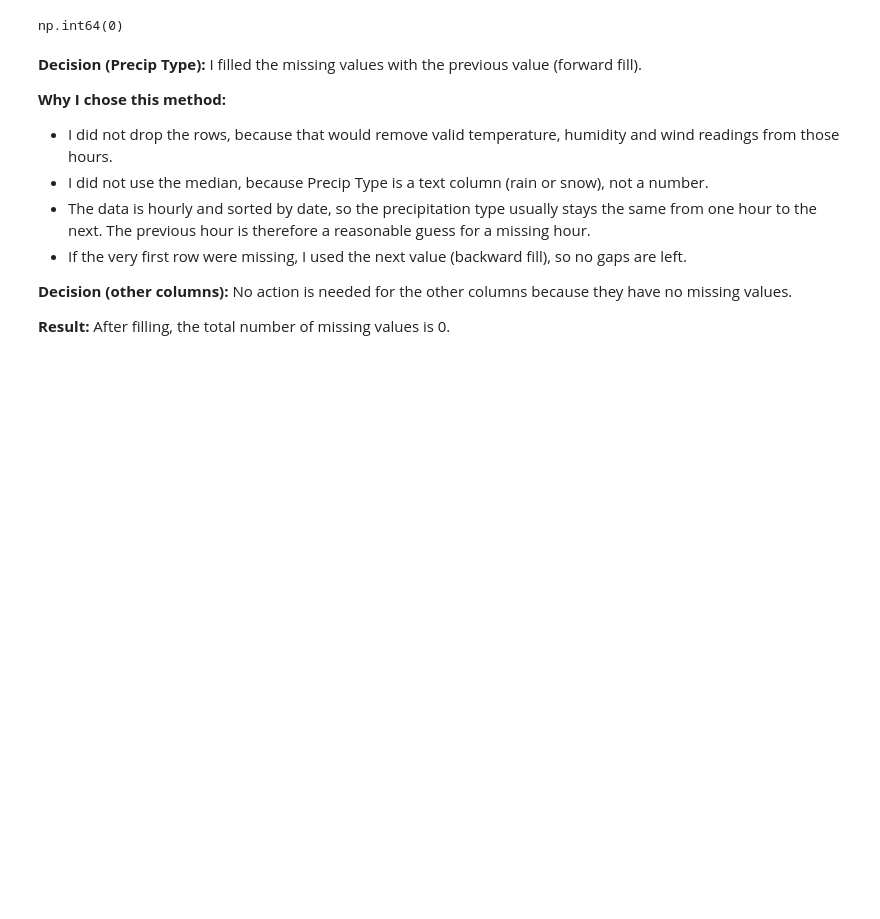
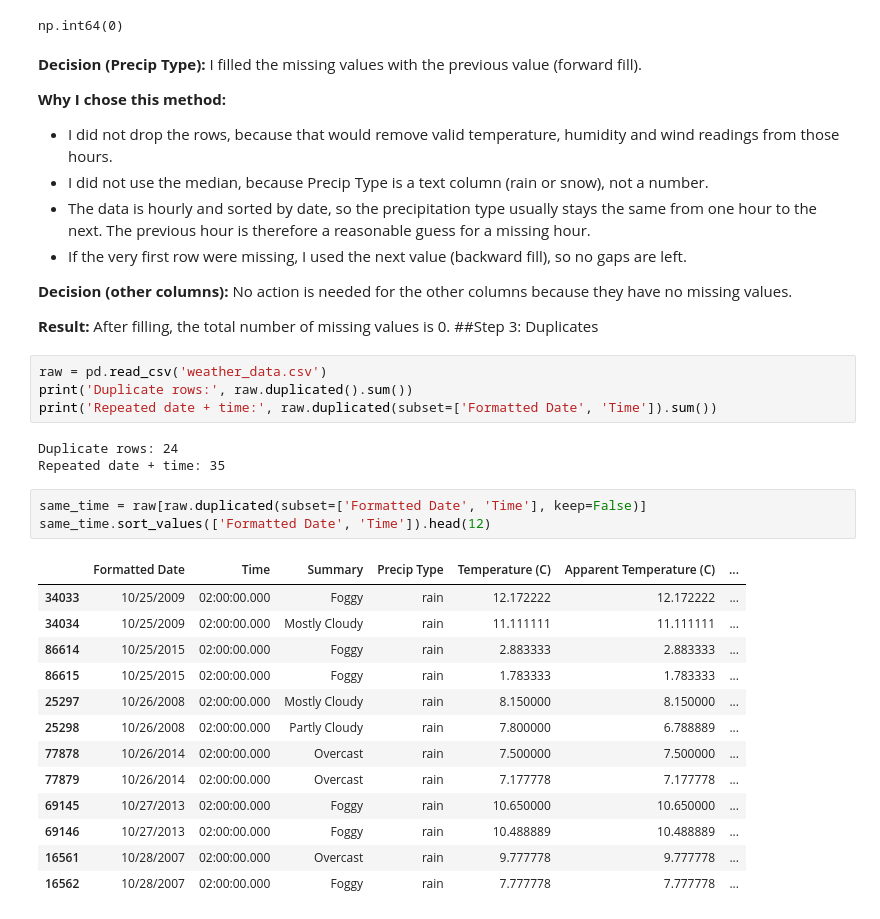
Before and after one commit to syeda-bisma05/weather-data-analysis, a Jupyter notebook: weather_analysis.ipynb, the cells around one changed output. Cells and saved outputs as stored; diff of their text form; blank space fills up the shorter version.

Commit message:
Add duplicates check

```diff
--- a/weather_analysis.ipynb
+++ b/weather_analysis.ipynb
@@ -181,3 +181,28 @@ np.int64(0)
 **Decision (other columns):** No action is needed for the other columns because they have no missing values.
 
 **Result:** After filling, the total number of missing values is 0.
+##Step 3: Duplicates
+# %%
+raw = pd.read_csv('weather_data.csv')
+print('Duplicate rows:', raw.duplicated().sum())
+print('Repeated date + time:', raw.duplicated(subset=['Formatted Date', 'Time']).sum())
+# %% [output]
+Duplicate rows: 24
+Repeated date + time: 35
+# %%
+same_time = raw[raw.duplicated(subset=['Formatted Date', 'Time'], keep=False)]
+same_time.sort_values(['Formatted Date', 'Time']).head(12)
+# %% [output]
+|  | Formatted Date | Time | Summary | Precip Type | Temperature (C) | Apparent Temperature (C) | ... |
+| 34033 | 10/25/2009 | 02:00:00.000 | Foggy | rain | 12.172222 | 12.172222 | ... |
+| 34034 | 10/25/2009 | 02:00:00.000 | Mostly Cloudy | rain | 11.111111 | 11.111111 | ... |
+| 86614 | 10/25/2015 | 02:00:00.000 | Foggy | rain | 2.883333 | 2.883333 | ... |
+| 86615 | 10/25/2015 | 02:00:00.000 | Foggy | rain | 1.783333 | 1.783333 | ... |
+| 25297 | 10/26/2008 | 02:00:00.000 | Mostly Cloudy | rain | 8.150000 | 8.150000 | ... |
+| 25298 | 10/26/2008 | 02:00:00.000 | Partly Cloudy | rain | 7.800000 | 6.788889 | ... |
+| 77878 | 10/26/2014 | 02:00:00.000 | Overcast | rain | 7.500000 | 7.500000 | ... |
+| 77879 | 10/26/2014 | 02:00:00.000 | Overcast | rain | 7.177778 | 7.177778 | ... |
+| 69145 | 10/27/2013 | 02:00:00.000 | Foggy | rain | 10.650000 | 10.650000 | ... |
+| 69146 | 10/27/2013 | 02:00:00.000 | Foggy | rain | 10.488889 | 10.488889 | ... |
+| 16561 | 10/28/2007 | 02:00:00.000 | Overcast | rain | 9.777778 | 9.777778 | ... |
+| 16562 | 10/28/2007 | 02:00:00.000 | Foggy | rain | 7.777778 | 7.777778 | ... |
```
Also changed, not shown: parts of 4 cells of this notebook.
